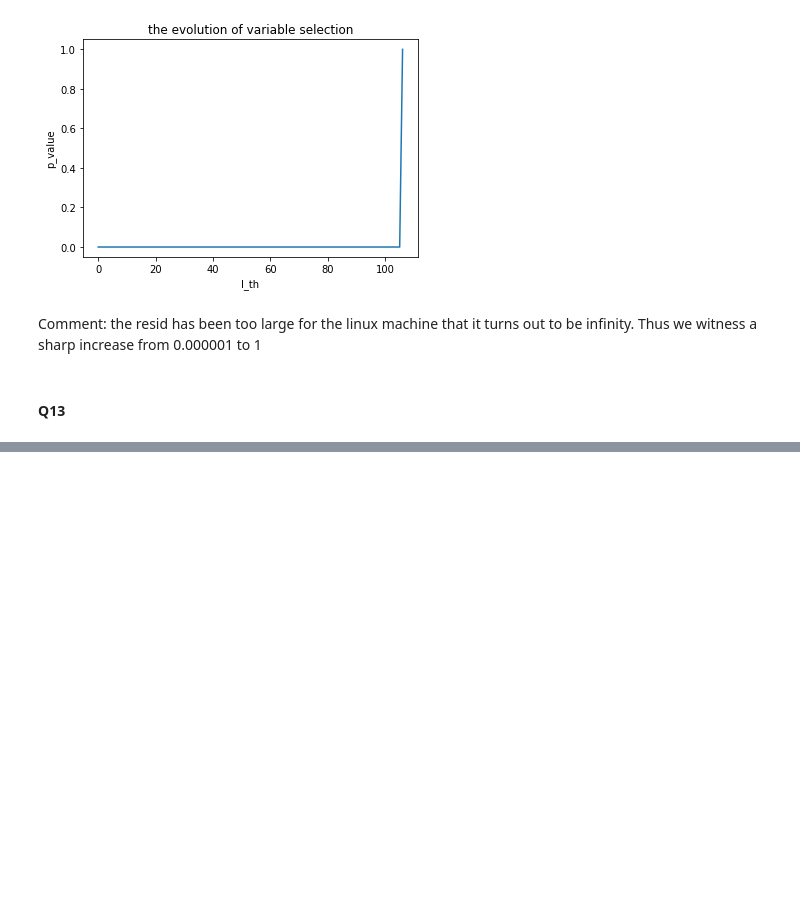
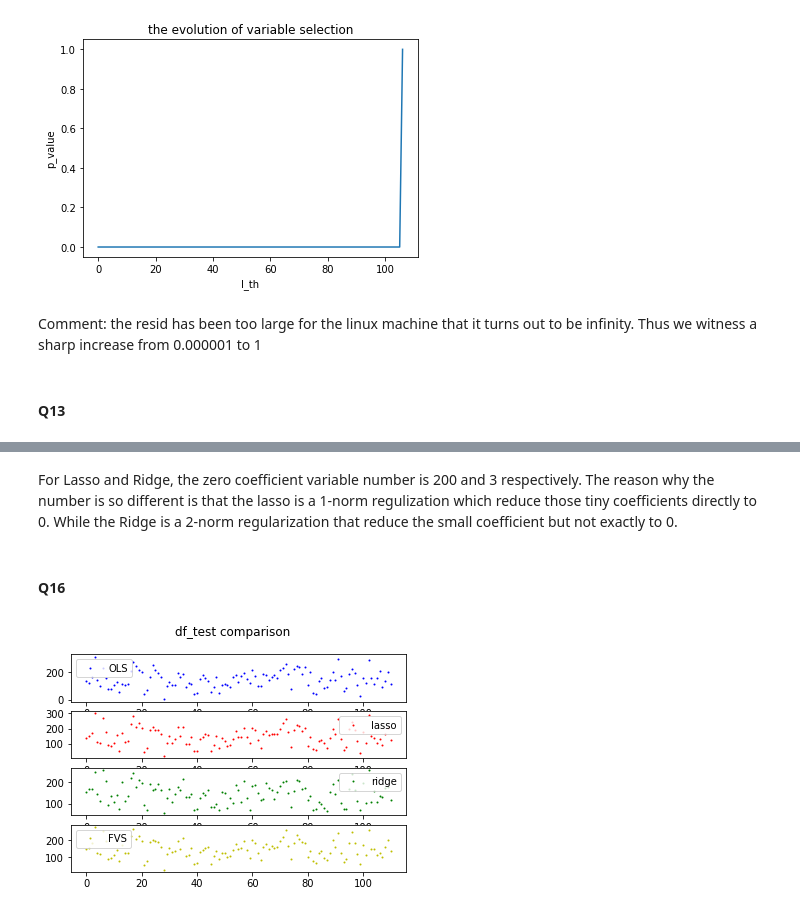
Before and after one commit to Antoninnnn/LinearModel, a Jupyter notebook: sd-tsia204_lab2_yang_yining.ipynb, the cells around one changed output, grey strips where cells are left out. Saved outputs shown, nothing was run; the diff lists cells and outputs as text; code cells hidden in the pictures; blank space fills up the shorter version.

```diff
--- a/sd-tsia204_lab2_yang_yining.ipynb
+++ b/sd-tsia204_lab2_yang_yining.ipynb
@@ -662,0 +661,2 @@ variable_order_05
+# %%
+df_test['FVS'] = linreg_p13.predict(X_test_transform[:,select_v[1:]])
@@ -662,0 +697,21 @@ variable_order_05
+# %% [markdown]
+For Lasso and Ridge, the zero coefficient variable number is 200 and 3 respectively. The reason why the number is so different is that the lasso is a 1-norm regulization which reduce those tiny coefficients directly to 0. While the Ridge is a 2-norm regularization that reduce the small coefficient but not exactly to 0.
+# %% [markdown]
+#### Q16
+# %%
+plt.suptitle('df_test comparison')
+plt.subplot(4,1,1)
+plt.plot(df_test.iloc[:,0], 'o', markersize = 1,color = 'b',label = 'OLS')
+plt.legend()
+plt.subplot(4,1,2)
+plt.plot(df_test.iloc[:,1], 'o', markersize = 1,color = 'r',label = 'lasso')
+plt.legend()
+plt.subplot(4,1,3)
+plt.plot(df_test.iloc[:,2], 'o', markersize = 1,color = 'g',label = 'ridge')
+plt.legend()
+plt.subplot(4,1,4)
+plt.plot(df_test.iloc[:,3], 'o', markersize = 1,color = 'y',label = 'FVS')
+plt.legend()
+plt.show()
+# %% [output]
+[figure, added]
```
Also changed, not shown: parts of 15 cells of this notebook.
